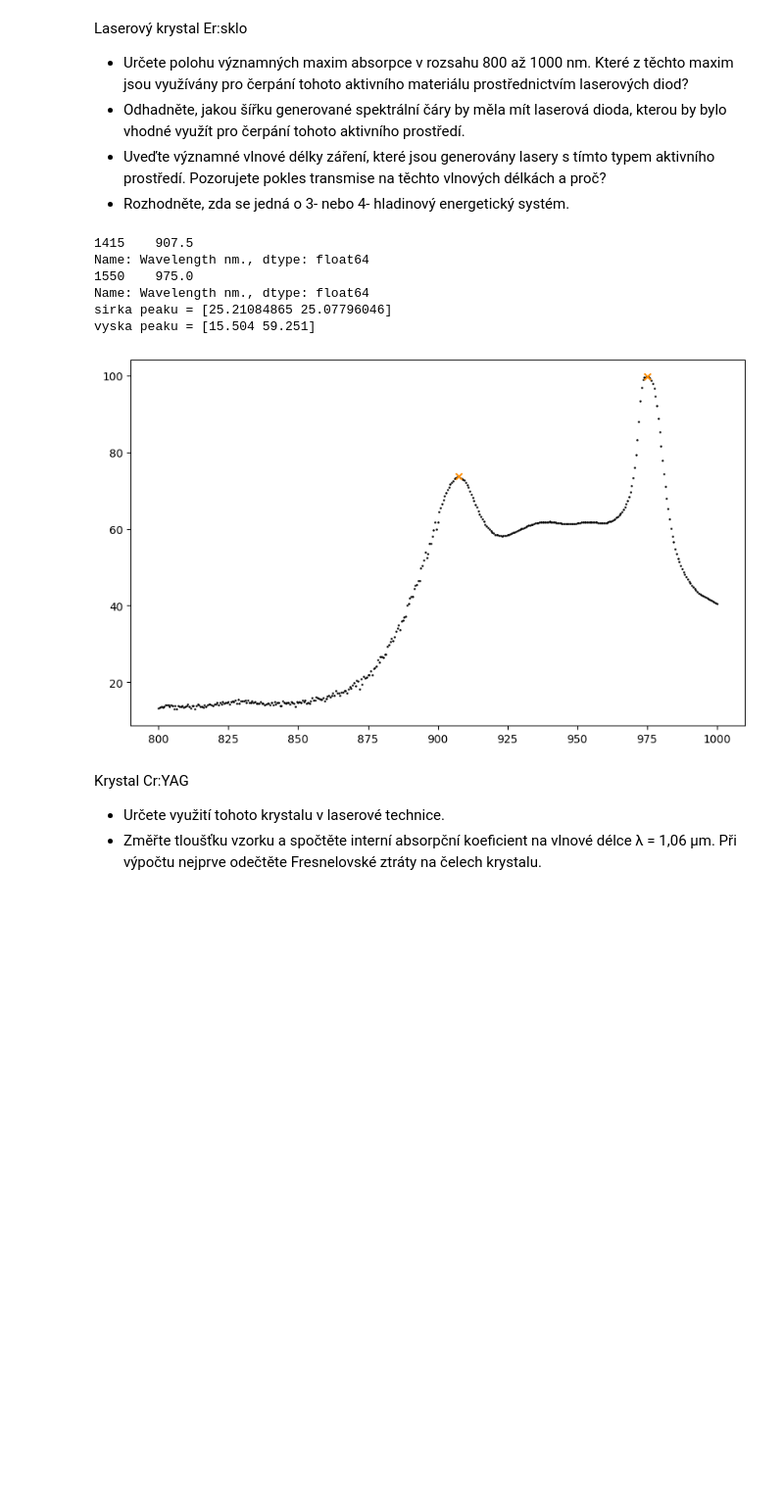
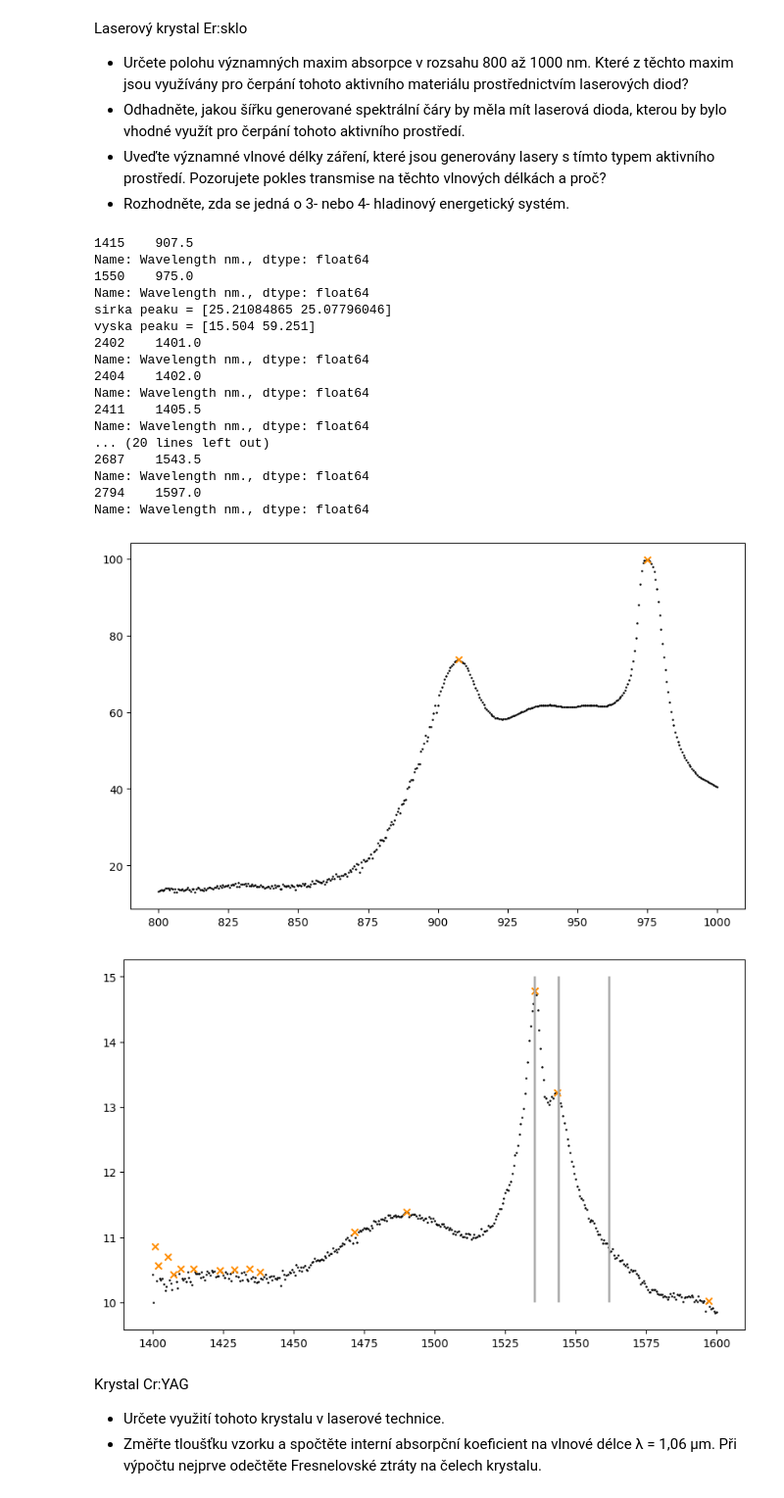
Before and after one commit to omikron-ceti/ZPLT, a Jupyter notebook: uloha_05/data_05/data_05.ipynb, the cells around one changed output. Shown: that part at 98% size. Drawn from its saved outputs; the diff is of its cells as text; code cells hidden in the pictures; blank space fills up the shorter version.

```diff
--- a/uloha_05/data_05/data_05.ipynb
+++ b/uloha_05/data_05/data_05.ipynb
@@ -281,32 +295,63 @@ délkách a proč?
 # %%
 Er_sklo = sample_bily[sample_bily["Wavelength nm."].between(800, 1000)]
 absorpce_Er_sklo = 100-Er_sklo["T%"]
 
 peaks, _ = signal.find_peaks(absorpce_Er_sklo, prominence=(10, None))
 for p in peaks:
     print(Er_sklo["Wavelength nm."].iloc[[p]])
 
 fwhm_peak_absorpce_Er_sklo = signal.peak_widths(absorpce_Er_sklo, peaks, rel_height=0.5)
 vyska_peak_absorpce_Er_sklo = signal.peak_prominences(absorpce_Er_sklo, peaks)
 print(f"sirka peaku = {fwhm_peak_absorpce_Er_sklo[0]}")
 print(f"vyska peaku = {vyska_peak_absorpce_Er_sklo[0]}")
 
 fig_peak_filtr_Er_sklo = plt.figure(figsize=(10, 6))
 
 plt.scatter(Er_sklo["Wavelength nm."], absorpce_Er_sklo,
             color="black",
             marker=".", s=3, alpha=1)
 for p in peaks:
     plt.scatter(Er_sklo["Wavelength nm."].iloc[[p]], absorpce_Er_sklo.iloc[[p]],
                 marker="x", color="darkorange")
+
+
+Er_sklo_las = sample_bily[sample_bily["Wavelength nm."].between(1400, 1600)]
+absorpce_Er_sklo_las = 100-Er_sklo_las["T%"]
+
+peaks, _ = signal.find_peaks(absorpce_Er_sklo_las, prominence=(0.15, None))
+for p in peaks:
+    print(Er_sklo_las["Wavelength nm."].iloc[[p]])
+
+
+fig_Er_sklo_las = plt.figure(figsize=(10, 6))
+
+plt.scatter(Er_sklo_las["Wavelength nm."], absorpce_Er_sklo_las,
+            color="black",
+            marker=".", s=3, alpha=1)
+for p in peaks:
+    plt.scatter(Er_sklo_las["Wavelength nm."].iloc[[p]], absorpce_Er_sklo_las.iloc[[p]],
+                marker="x", color="darkorange")
+    plt.vlines(x=(1535.5, 1544, 1562), ymin = 10, ymax = 15, colors="darkgrey", alpha = 0.5)
 # %% [output]
 1415    907.5
 Name: Wavelength nm., dtype: float64
 1550    975.0
 Name: Wavelength nm., dtype: float64
 sirka peaku = [25.21084865 25.07796046]
 vyska peaku = [15.504 59.251]
+2402    1401.0
+Name: Wavelength nm., dtype: float64
+2404    1402.0
+Name: Wavelength nm., dtype: float64
+2411    1405.5
+Name: Wavelength nm., dtype: float64
+... (20 lines left out)
+2687    1543.5
+Name: Wavelength nm., dtype: float64
+2794    1597.0
+Name: Wavelength nm., dtype: float64
 [figure]
+[figure, added]
 # %% [markdown]
 Krystal Cr:YAG
 * Určete využití tohoto krystalu v laserové technice.
```
Also changed, not shown: parts of 2 cells of this notebook, 6 other files.
